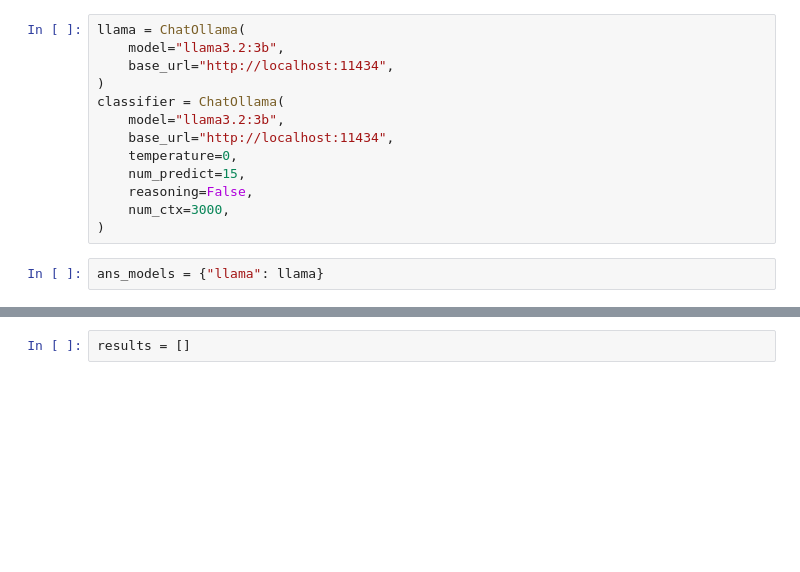
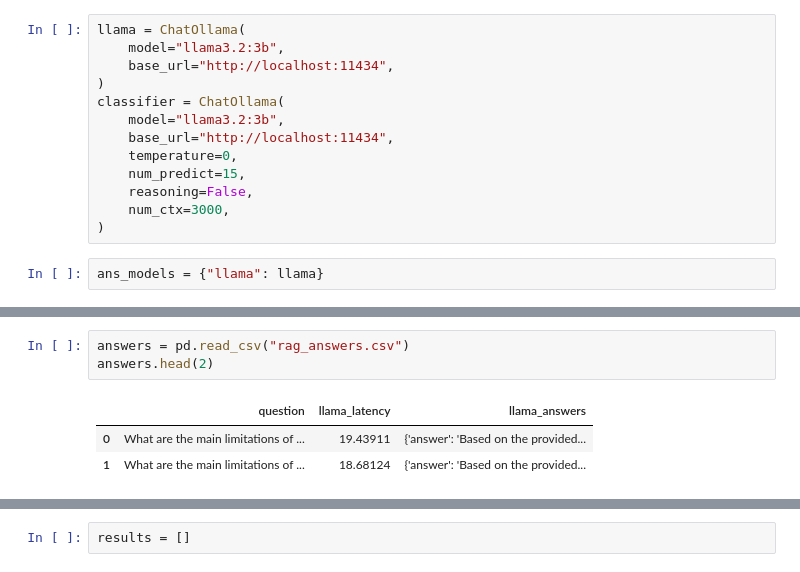
Before and after one commit to vilyapilya/scientific_article_RAG, a Jupyter notebook: full_eval/relevancy_eval.ipynb, the cells around one changed output, grey strips where cells are left out. Drawn from its saved outputs; the diff is of its cells as text; blank space fills up the shorter version.

```diff
--- a/full_eval/relevancy_eval.ipynb
+++ b/full_eval/relevancy_eval.ipynb
@@ -86 +160,8 @@ res.to_csv("rag_answers.csv", index=False)
+# %%
+answers = pd.read_csv("rag_answers.csv")
+answers.head(2)
+# %% [output]
+|  | question | llama_latency | llama_answers |
+| 0 | What are the main limitations of ... | 19.43911 | {'answer': 'Based on the provided... |
+| 1 | What are the main limitations of ... | 18.68124 | {'answer': 'Based on the provided... |
 # %%
```
Also changed, not shown: parts of 20 cells of this notebook, 8 other files.
